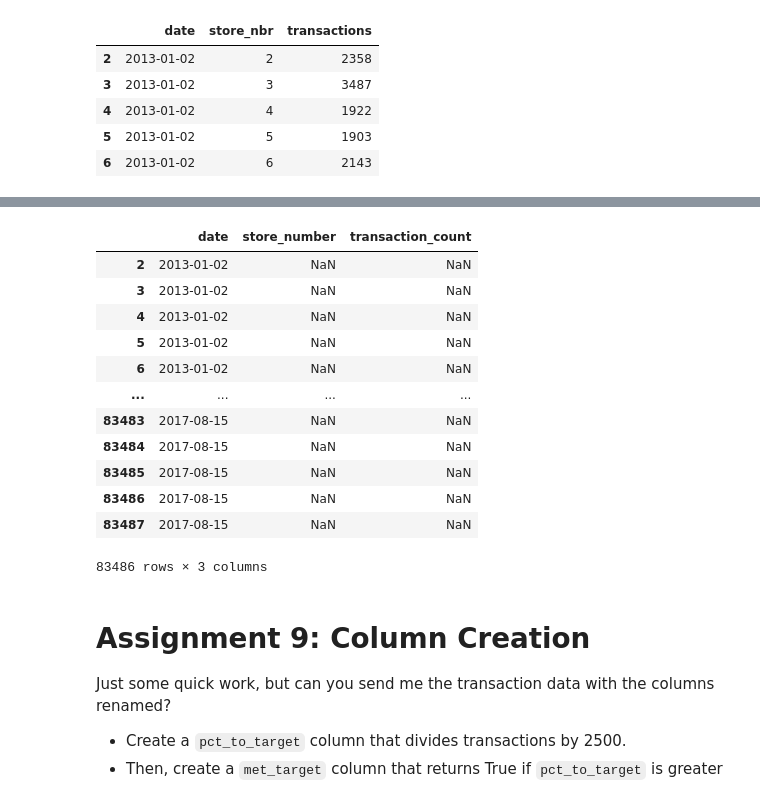
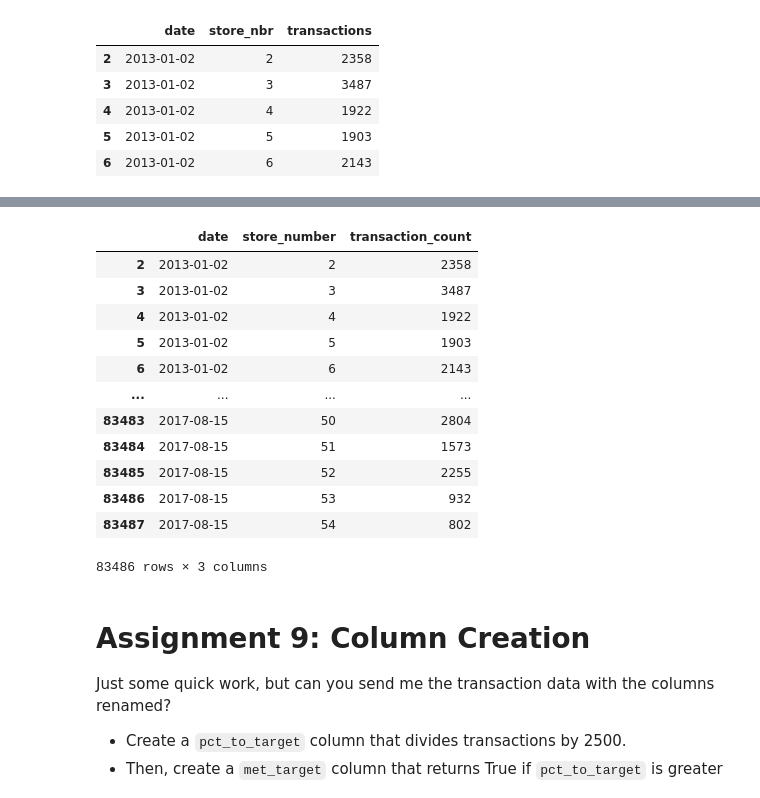
Before and after one commit to atsianis/DataframesPractice, a Jupyter notebook: section03_DataFrames.ipynb, the cells around one changed output, grey strips where cells are left out. Saved outputs shown, nothing was run; the diff lists cells and outputs as text; code cells hidden in the pictures.

```diff
--- a/section03_DataFrames.ipynb
+++ b/section03_DataFrames.ipynb
@@ -405,18 +419,18 @@ transactions+r
 # %%
-transactions.reindex(labels=["date", "store_number", "transaction_count"], axis=1)
+transactions_rn.reindex(labels=["date", "store_number", "transaction_count"], axis=1)
 # %% [output]
 |  | date | store_number | transaction_count |
-| 2 | 2013-01-02 | NaN | NaN |
-| 3 | 2013-01-02 | NaN | NaN |
-| 4 | 2013-01-02 | NaN | NaN |
-| 5 | 2013-01-02 | NaN | NaN |
-| 6 | 2013-01-02 | NaN | NaN |
+| 2 | 2013-01-02 | 2 | 2358 |
+| 3 | 2013-01-02 | 3 | 3487 |
+| 4 | 2013-01-02 | 4 | 1922 |
+| 5 | 2013-01-02 | 5 | 1903 |
+| 6 | 2013-01-02 | 6 | 2143 |
 | ... | ... | ... | ... |
-| 83483 | 2017-08-15 | NaN | NaN |
-| 83484 | 2017-08-15 | NaN | NaN |
-| 83485 | 2017-08-15 | NaN | NaN |
-| 83486 | 2017-08-15 | NaN | NaN |
-| 83487 | 2017-08-15 | NaN | NaN |
+| 83483 | 2017-08-15 | 50 | 2804 |
+| 83484 | 2017-08-15 | 51 | 1573 |
+| 83485 | 2017-08-15 | 52 | 2255 |
+| 83486 | 2017-08-15 | 53 | 932 |
+| 83487 | 2017-08-15 | 54 | 802 |
 83486 rows × 3 columns
 # %% [markdown]
 # Assignment 9: Column Creation
```
Also changed, not shown: parts of 8 cells of this notebook.
